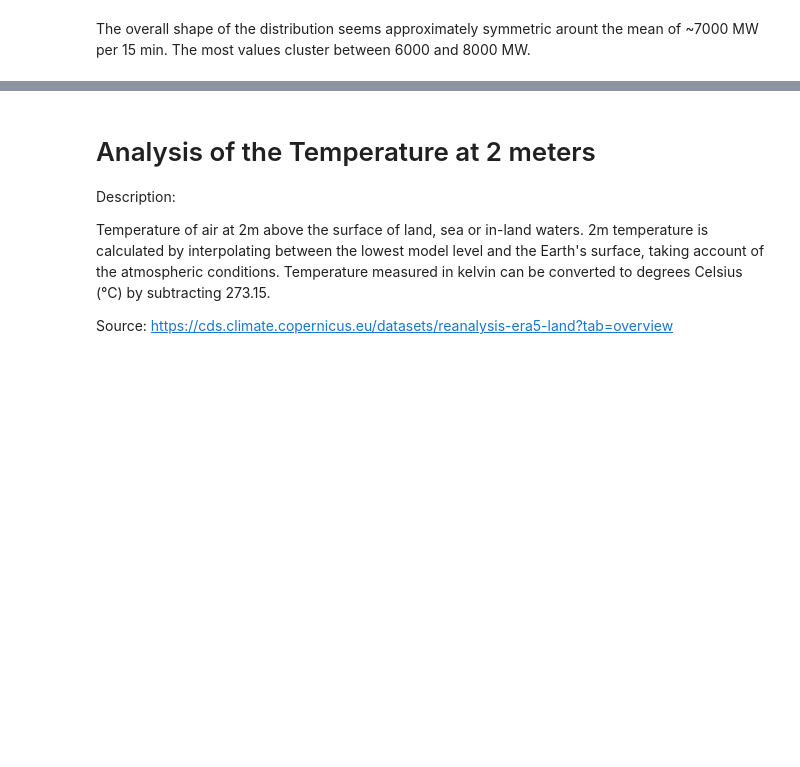
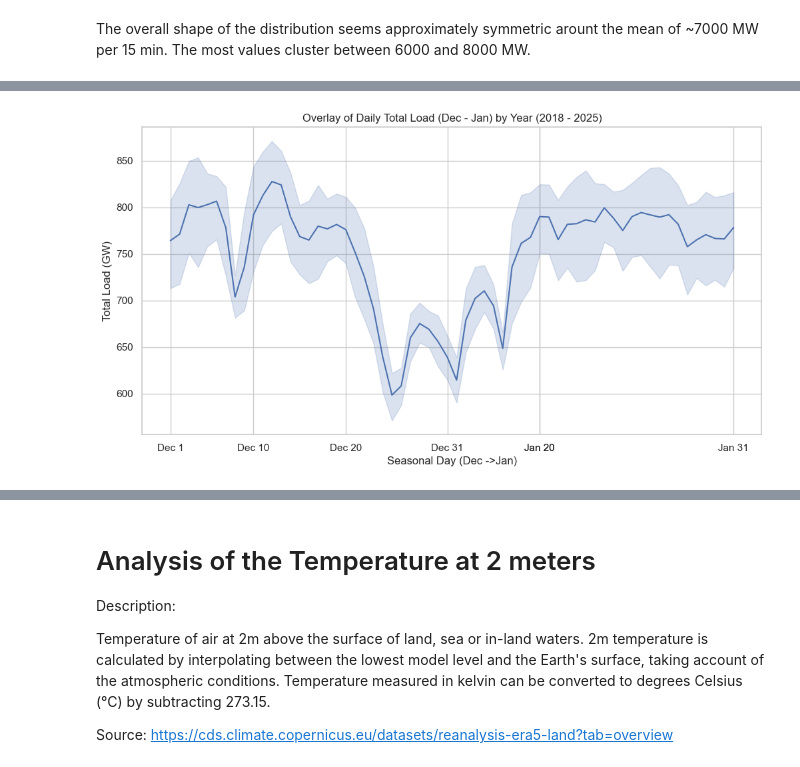
Before and after one commit to LucasHausi/probabilistic-load-forecast-project, a Jupyter notebook: notebooks/eda/load_forecast_eda.ipynb, the cells around one changed output, grey strips where cells are left out. Drawn from its saved outputs; the diff is of its cells as text; code cells hidden in the pictures; blank space fills up the shorter version.

```diff
--- a/notebooks/eda/load_forecast_eda.ipynb
+++ b/notebooks/eda/load_forecast_eda.ipynb
@@ -141,0 +168,26 @@ ax.plot(temp_df_gw["period"], trend, color="red", lw=1, label="Trendline")
+# %%
+df_actual_load_daily = temp_df.resample("D", on="period").sum().copy()
+df_actual_load_daily["actual_load_gw"] = df_actual_load_daily["actual_load_mw"] / 1000
+df_window = df_actual_load_daily[(df_actual_load_daily.index.month==12) | (df_actual_load_daily.index.month == 1)].copy()
+df_window["seasonal_day"] = (
+    ((df_window.index.month == 12) * (df_window.index.dayofyear - 334)) +  # Dec 1 -> 1
+    ((df_window.index.month == 1) * (df_window.index.dayofyear + 31))      # Jan 1 -> 32
+)
+# %%
+import matplotlib.dates as mdates
+
+plt.figure(figsize=(12, 6))
+ax = sns.lineplot(
+    data=df_window,
+    x="seasonal_day",
+    y="actual_load_gw"
+)
+plt.title("Overlay of Daily Total Load (Dec - Jan) by Year (2018 - 2025)")
+plt.xlabel("Seasonal Day (Dec -> Jan)")
+plt.ylabel("Total Load (GW)")
+
+ax.set_xticks([1, 10, 20, 31, 41, 41, 62])
+ax.set_xticklabels(["Dec 1", "Dec 10", "Dec 20", "Dec 31", "Jan 10", "Jan 20", "Jan 31"])
+ax.set_xlabel("Seasonal Day (Dec ->Jan)");
+# %% [output]
+[figure, added]
```
Also changed, not shown: parts of 23 cells of this notebook.
